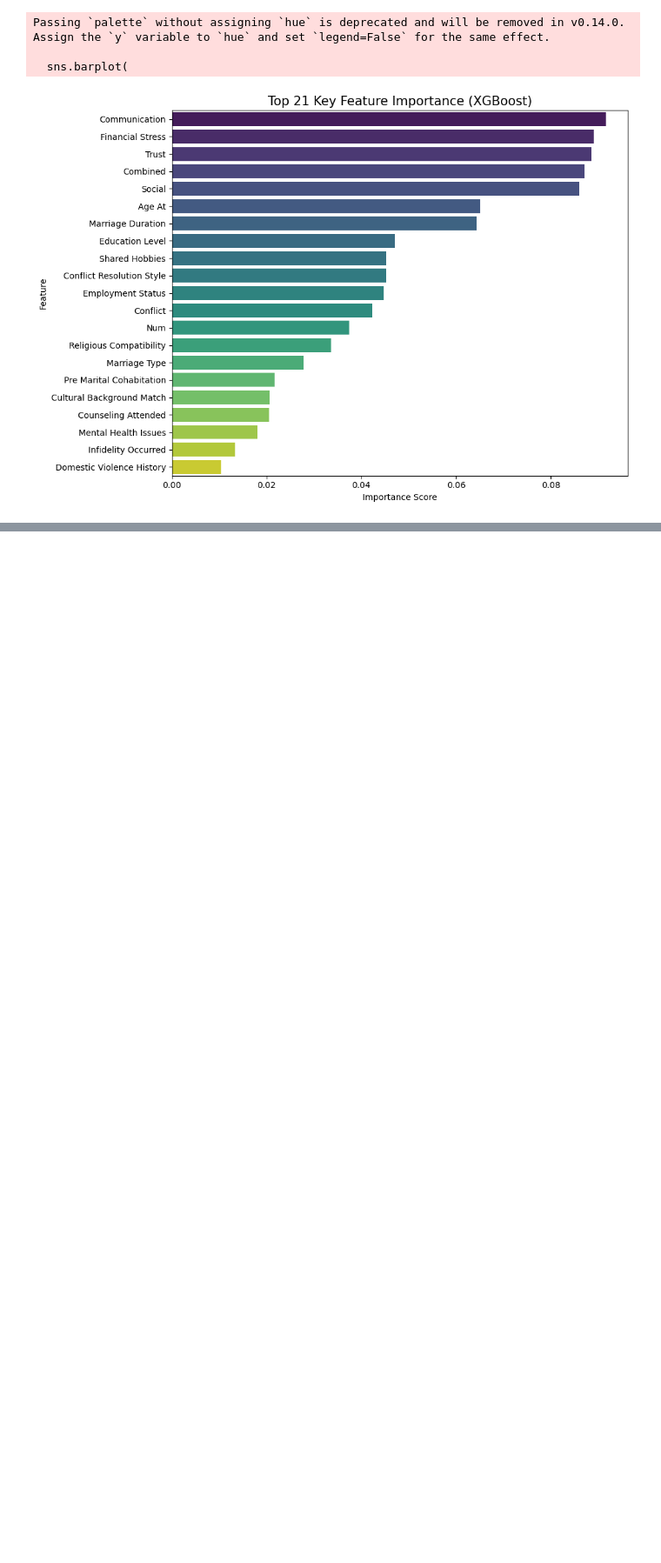
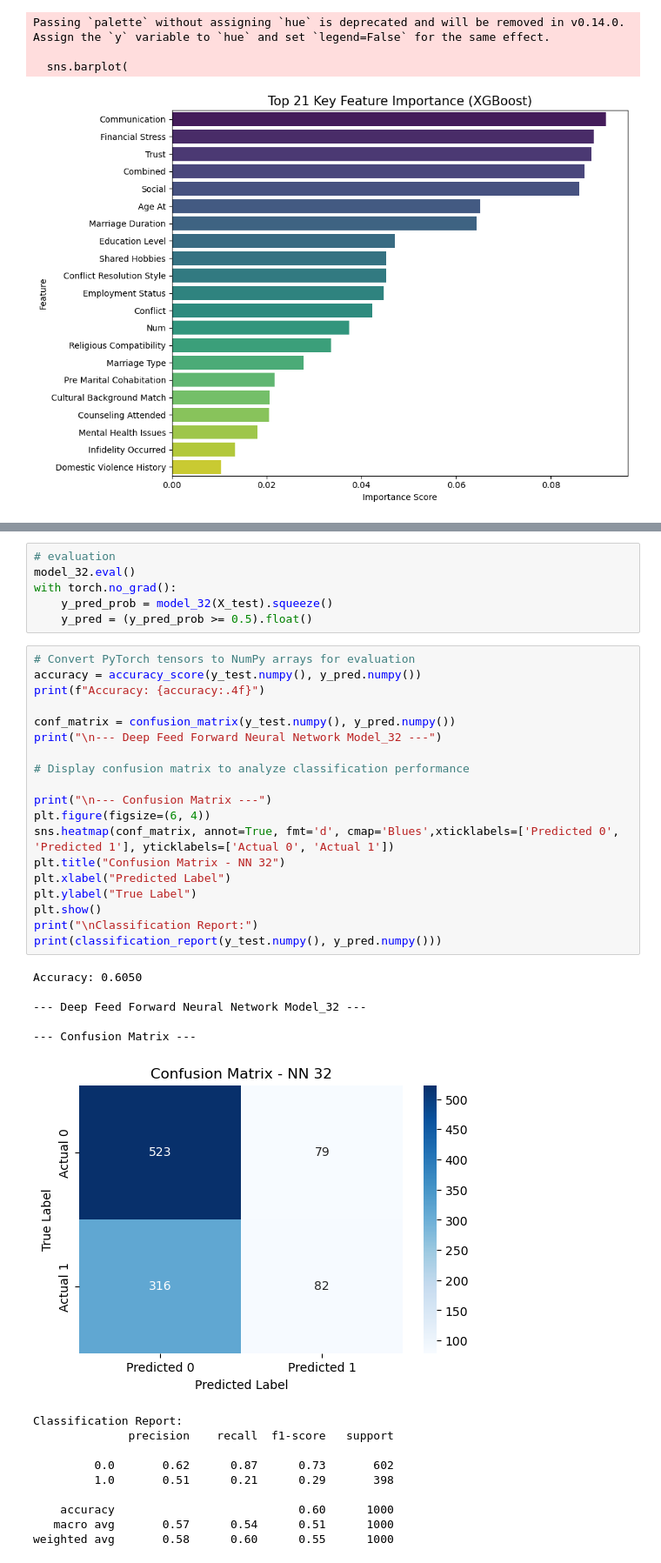
Before and after one commit to Kabir26-star/Module-6-, a Jupyter notebook: Module 6 Kabir(1).ipynb, the cells around one changed output, grey strips where cells are left out. Shown at 87% size. Drawn from its saved outputs; the diff is of its cells as text; blank space fills up the shorter version.

```diff
--- a/Module 6 Kabir(1).ipynb
+++ b/Module 6 Kabir(1).ipynb
@@ -609,0 +681,41 @@ Passing `palette` without assigning `hue` is deprecated and will be removed in v
+# %%
+# evaluation
+model_32.eval()
+with torch.no_grad():
+    y_pred_prob = model_32(X_test).squeeze()
+    y_pred = (y_pred_prob >= 0.5).float()
+# %%
+# Convert PyTorch tensors to NumPy arrays for evaluation
+accuracy = accuracy_score(y_test.numpy(), y_pred.numpy())
+print(f"Accuracy: {accuracy:.4f}")
+
+conf_matrix = confusion_matrix(y_test.numpy(), y_pred.numpy())
+print("\n--- Deep Feed Forward Neural Network Model_32 ---")
+
+# Display confusion matrix to analyze classification performance
+
+print("\n--- Confusion Matrix ---")
+plt.figure(figsize=(6, 4))
+sns.heatmap(conf_matrix, annot=True, fmt='d', cmap='Blues',xticklabels=['Predicted 0', 'Predicted 1'], yticklabels=['Actual 0', 'Actual 1'])
+plt.title("Confusion Matrix - NN 32")
+plt.xlabel("Predicted Label")
+plt.ylabel("True Label")
+plt.show()
+print("\nClassification Report:")
+print(classification_report(y_test.numpy(), y_pred.numpy()))
+# %% [output]
+Accuracy: 0.6050
+
+--- Deep Feed Forward Neural Network Model_32 ---
+
+--- Confusion Matrix ---
+[figure, added]
+Classification Report:
+              precision    recall  f1-score   support
+
+         0.0       0.62      0.87      0.73       602
+         1.0       0.51      0.21      0.29       398
+
+    accuracy                           0.60      1000
+   macro avg       0.57      0.54      0.51      1000
+weighted avg       0.58      0.60      0.55      1000
```
Also changed, not shown: parts of 27 cells of this notebook.
